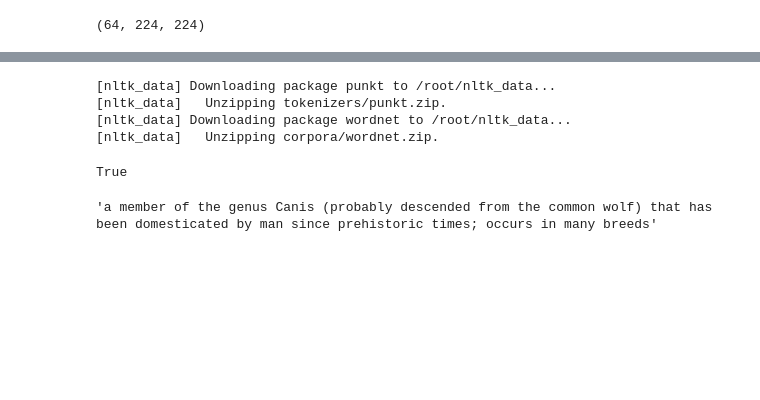
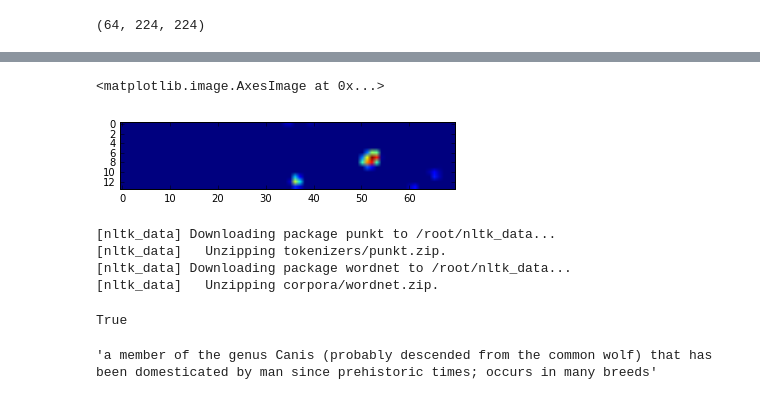
Before and after one commit to kcarnold/clubdl, a Jupyter notebook: notebooks/GatoPerro.ipynb, the cells around one changed output, grey strips where cells are left out. Cells and saved outputs as stored; diff of their text form; code cells hidden in the pictures; blank space fills up the shorter version.

```diff
--- a/notebooks/GatoPerro.ipynb
+++ b/notebooks/GatoPerro.ipynb
@@ -81,2 +91,4 @@ all_layer_outputs = K.function(
 # %%
 conv1_out = K.function([model.input], [layer_dict['conv1_1'].output])
+# %%
+conv5_out = K.function([model.input], [layer_dict['conv5_3'].output])
@@ -96,0 +140,2 @@ toimage(c1[10])
+# %%
+c5_3 = conv5_out([imgs_to_vgg_input(imagenes[:5])])
@@ -97,3 +144,8 @@ toimage(c1[10])
+# %%
+plt.imshow(np.concatenate(c5_3[0][:,0], axis=1))
+# %% [output]
+<matplotlib.image.AxesImage at 0x...>
+[figure, added]
 # %%
 import nltk; nltk.download("punkt"); nltk.download("wordnet")
 # %% [output]
```
Also changed, not shown: parts of 13 cells of this notebook.
